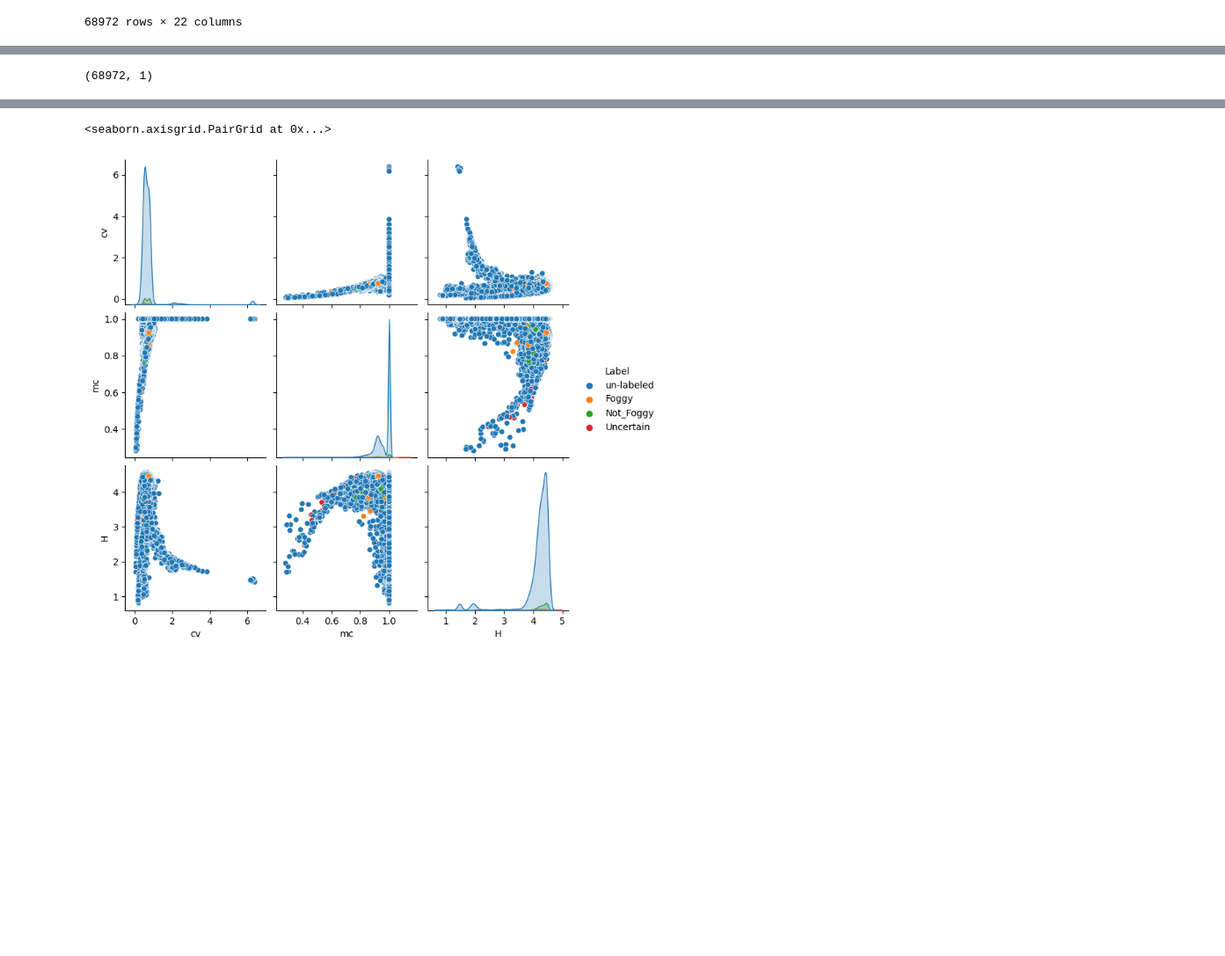
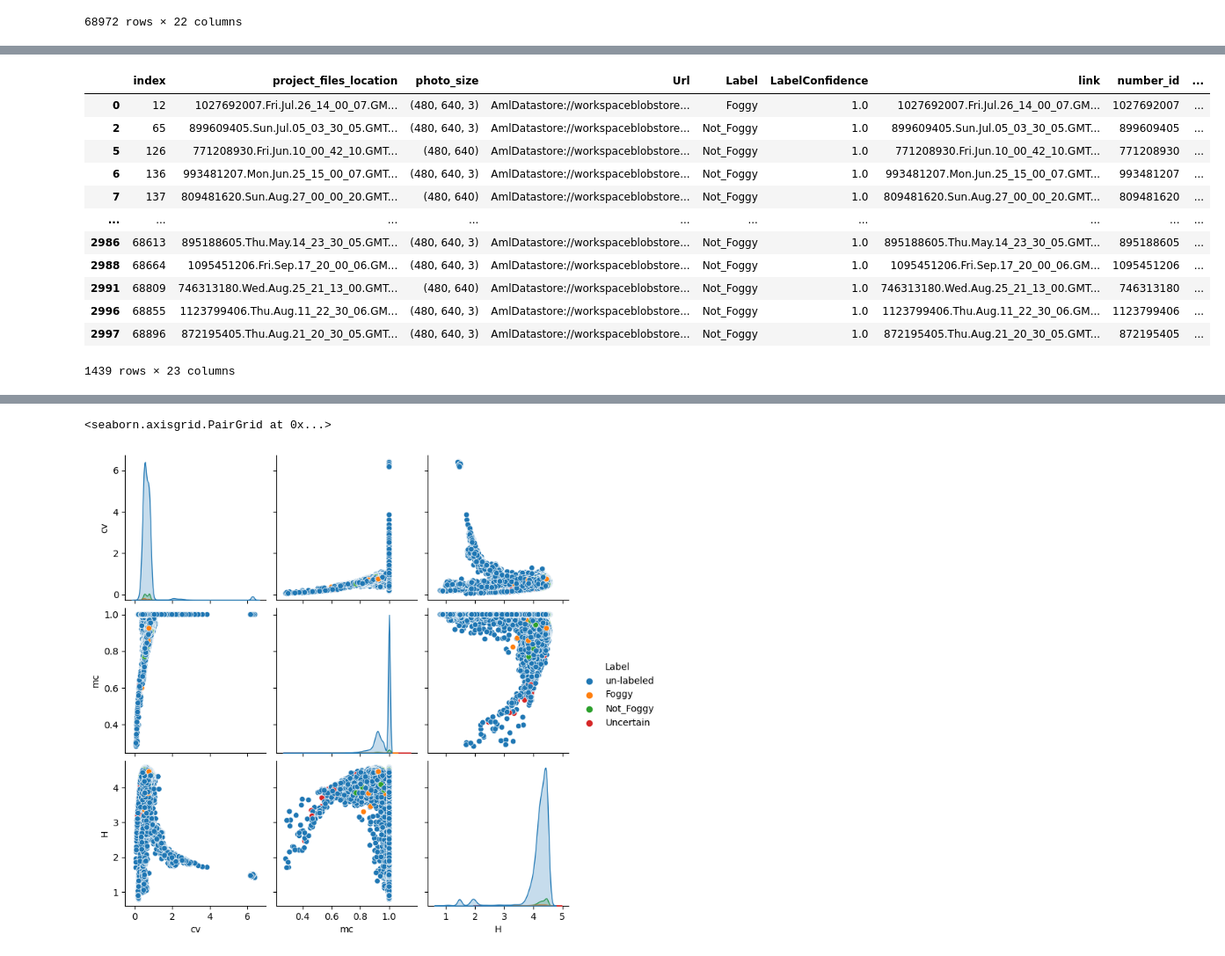
Before and after one commit to son-ra/Fog_Project_Code, a Jupyter notebook: cloud_sensitive_image_metrics.ipynb, the cells around one changed output, grey strips where cells are left out. Shown at 88% size. Drawn from its saved outputs; the diff is of its cells as text; code cells hidden in the pictures; blank space fills up the shorter version.

```diff
--- a/cloud_sensitive_image_metrics.ipynb
+++ b/cloud_sensitive_image_metrics.ipynb
@@ -107,4 +145,16 @@ print(len(H))
-# %%
-cv.reshape(68972,1).shape
-# %% [output]
-(68972, 1)
+# %%
+links_and_labels.loc[image_data.loc[image_data['mc']==1].index,: ]
+# %% [output]
+|  | index | project_files_location | photo_size | Url | Label | LabelConfidence | link | number_id | ... |
+| 0 | 12 | 1027692007.Fri.Jul.26_14_00_07.GM... | (480, 640, 3) | AmlDatastore://workspaceblobstore... | Foggy | 1.0 | 1027692007.Fri.Jul.26_14_00_07.GM... | 1027692007 | ... |
+| 2 | 65 | 899609405.Sun.Jul.05_03_30_05.GMT... | (480, 640, 3) | AmlDatastore://workspaceblobstore... | Not_Foggy | 1.0 | 899609405.Sun.Jul.05_03_30_05.GMT... | 899609405 | ... |
+| 5 | 126 | 771208930.Fri.Jun.10_00_42_10.GMT... | (480, 640) | AmlDatastore://workspaceblobstore... | Not_Foggy | 1.0 | 771208930.Fri.Jun.10_00_42_10.GMT... | 771208930 | ... |
+| 6 | 136 | 993481207.Mon.Jun.25_15_00_07.GMT... | (480, 640, 3) | AmlDatastore://workspaceblobstore... | Not_Foggy | 1.0 | 993481207.Mon.Jun.25_15_00_07.GMT... | 993481207 | ... |
+| 7 | 137 | 809481620.Sun.Aug.27_00_00_20.GMT... | (480, 640) | AmlDatastore://workspaceblobstore... | Not_Foggy | 1.0 | 809481620.Sun.Aug.27_00_00_20.GMT... | 809481620 | ... |
+| ... | ... | ... | ... | ... | ... | ... | ... | ... | ... |
+| 2986 | 68613 | 895188605.Thu.May.14_23_30_05.GMT... | (480, 640, 3) | AmlDatastore://workspaceblobstore... | Not_Foggy | 1.0 | 895188605.Thu.May.14_23_30_05.GMT... | 895188605 | ... |
+| 2988 | 68664 | 1095451206.Fri.Sep.17_20_00_06.GM... | (480, 640, 3) | AmlDatastore://workspaceblobstore... | Not_Foggy | 1.0 | 1095451206.Fri.Sep.17_20_00_06.GM... | 1095451206 | ... |
+| 2991 | 68809 | 746313180.Wed.Aug.25_21_13_00.GMT... | (480, 640) | AmlDatastore://workspaceblobstore... | Not_Foggy | 1.0 | 746313180.Wed.Aug.25_21_13_00.GMT... | 746313180 | ... |
+| 2996 | 68855 | 1123799406.Thu.Aug.11_22_30_06.GM... | (480, 640, 3) | AmlDatastore://workspaceblobstore... | Not_Foggy | 1.0 | 1123799406.Thu.Aug.11_22_30_06.GM... | 1123799406 | ... |
+| 2997 | 68896 | 872195405.Thu.Aug.21_20_30_05.GMT... | (480, 640, 3) | AmlDatastore://workspaceblobstore... | Not_Foggy | 1.0 | 872195405.Thu.Aug.21_20_30_05.GMT... | 872195405 | ... |
+1439 rows × 23 columns
```
Also changed, not shown: parts of 14 cells of this notebook.
